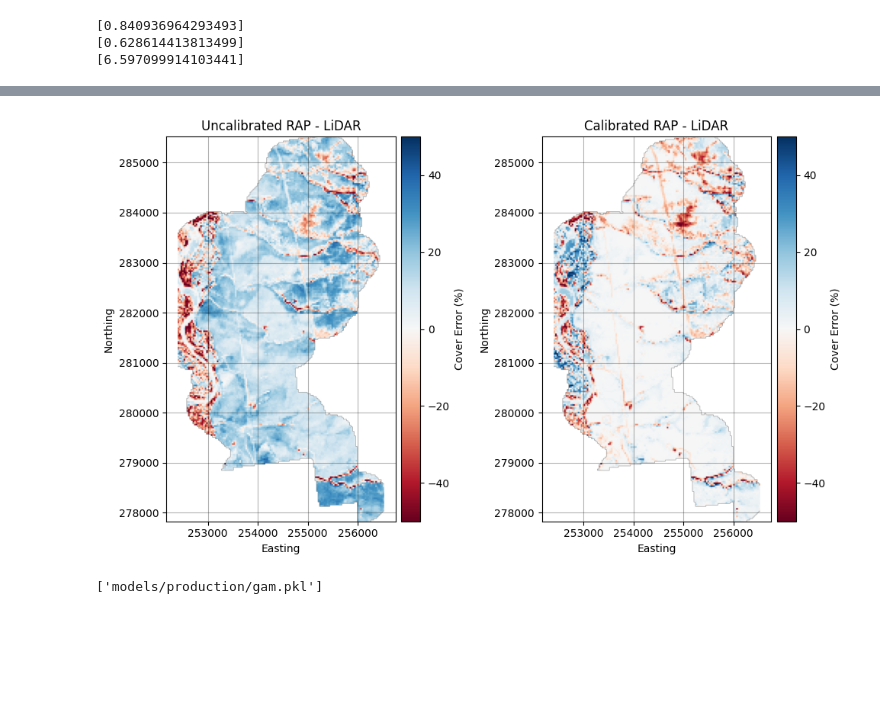
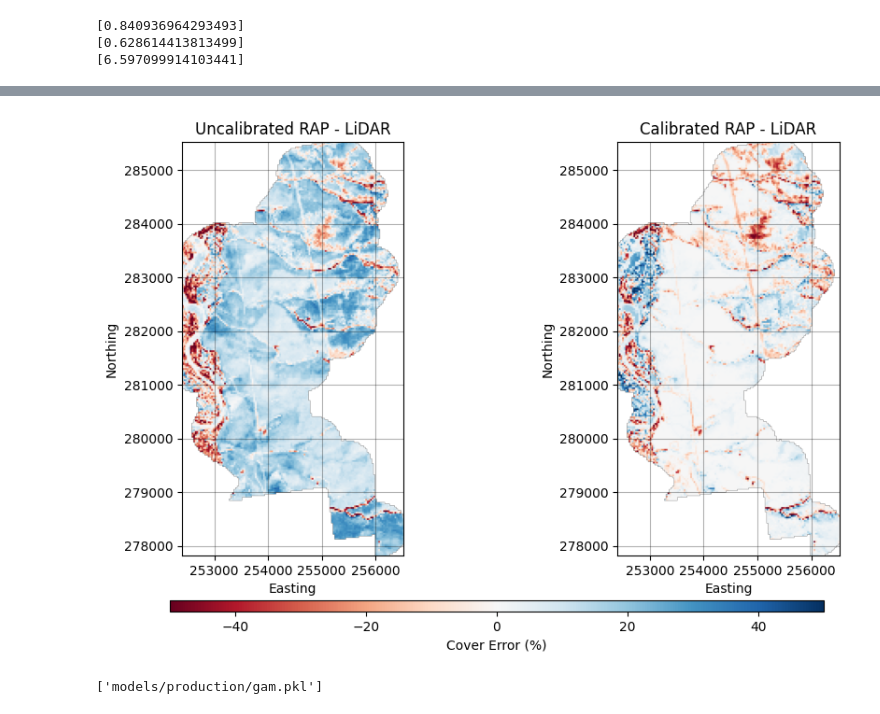
Before and after one commit to mosscoder/calibrate_rap, a Jupyter notebook: 08_training_set_eval.ipynb, the cells around one changed output, grey strips where cells are left out. Cells and saved outputs as stored; diff of their text form; code cells hidden in the pictures; blank space fills up the shorter version.

```diff
--- a/08_training_set_eval.ipynb
+++ b/08_training_set_eval.ipynb
@@ -291,46 +312,42 @@ for i, (x, y) in enumerate(zip(test_df['x_coord'], test_df['y_coord'])):
 
 # Create masked arrays to handle NaN values for transparency
 masked_raster_rap_error = np.ma.masked_invalid(raster_rap_error)
 masked_raster_pred_error = np.ma.masked_invalid(raster_pred_error)
 masked_raster_lowest_error = np.ma.masked_invalid(raster_lowest_error)
 
-# Plot the rasters
+# Create figure with three subplots
 fig, axes = plt.subplots(1, 2, figsize=(10, 6))
 
 # Plot the first raster (rap_test - y_test)
 im1 = axes[0].imshow(masked_raster_rap_error, extent=(min_easting, max_easting, min_northing, max_northing), cmap='RdBu', vmin=-50, vmax=50)
 axes[0].set_title('Uncalibrated RAP - LiDAR')
-cbar1 = plt.colorbar(im1, ax=axes[0], orientation='vertical', pad=0.02)
-cbar1.set_label('Cover Error (%)')
 axes[0].set_xlabel('Easting')
 axes[0].set_ylabel('Northing')
 axes[0].grid(True, color='black', alpha=0.3)
 
 # Plot the second raster (y_pred - y_test)
 im2 = axes[1].imshow(masked_raster_pred_error, extent=(min_easting, max_easting, min_northing, max_northing), cmap='RdBu', vmin=-50, vmax=50)
 axes[1].set_title('Calibrated RAP - LiDAR')
-cbar2 = plt.colorbar(im2, ax=axes[1], orientation='vertical', pad=0.02)
-cbar2.set_label('Cover Error (%)')
 axes[1].set_xlabel('Easting')
 axes[1].set_ylabel('Northing')
 axes[1].grid(True, color='black', alpha=0.3)
 
-plt.subplots_adjust(wspace=0.4, hspace=0.1)  # Adjust wspace (width space) and hspace (height space)
+# Add a single colorbar at the bottom
+cbar_ax = fig.add_axes([0.15, 0.1, 0.7, 0.02])
+cbar = fig.colorbar(im1, cax=cbar_ax, orientation='horizontal', label='Cover Error (%)')
 
-# Set the same y-limits for all axes
-axes[0].set_ylim(min_northing, max_northing)
-axes[1].set_ylim(min_northing, max_northing)
-
-# Set aspect ratio for all subplots to be equal
+# Set aspect ratio and limits for all subplots
 for ax in axes:
-    ax.set_aspect('equal', adjustable='datalim')
+    ax.set_aspect('equal')
+    ax.set_ylim(min_northing, max_northing)
 
 plt.tight_layout()
+plt.subplots_adjust(bottom=0.2)
 path_to_error_maps = 'results/figures/training_error_maps.png'
 plt.savefig(path_to_error_maps, dpi=300)
 plt.show()
 # %% [output]
-[figure, old version]
+[figure, new version]
 # %%
 # Add tpi to the feature dataframe
 X_production = X.copy()
```
Also changed, not shown: parts of 1 cell of this notebook, 3 other files.
